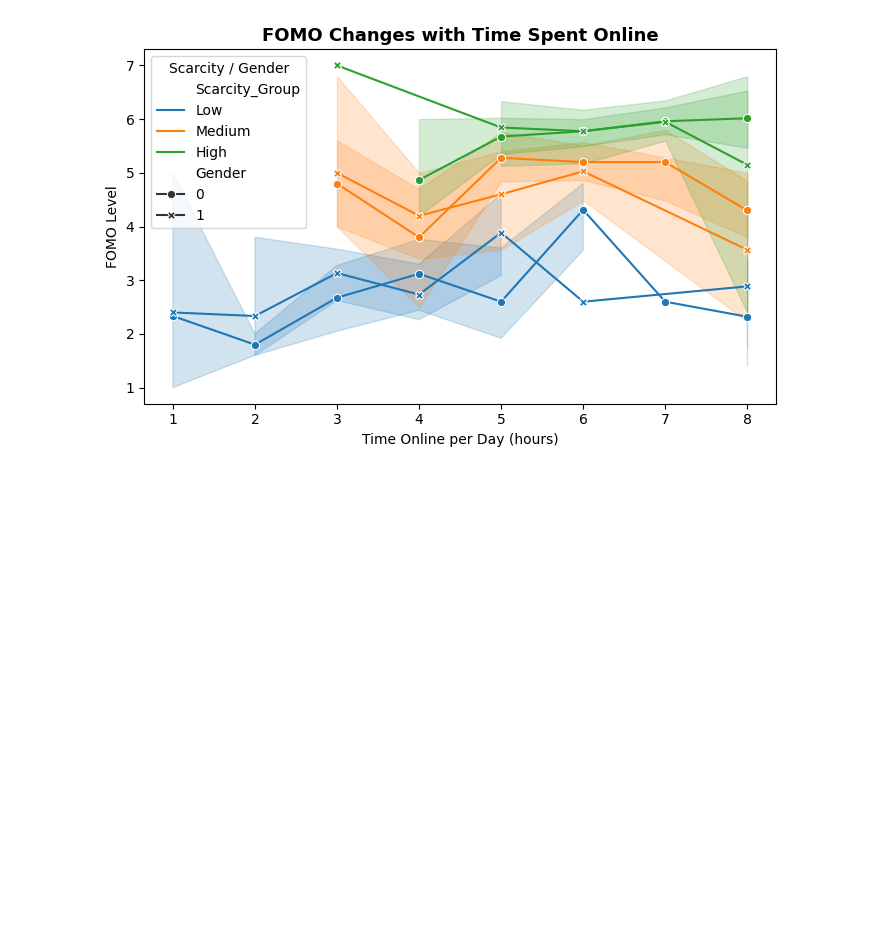
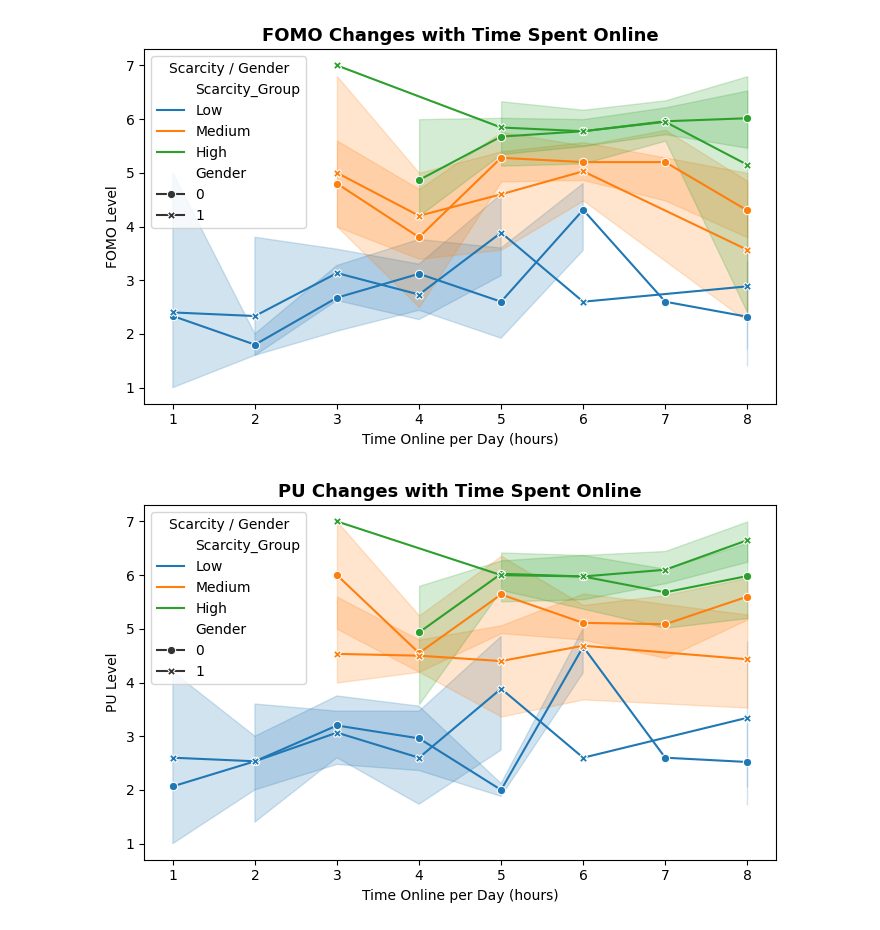
Before and after one commit to plkimtuyen05-boop/pkkimtuyen.github.io, a Jupyter notebook: nckh/NCKH.ipynb, the cells around one changed output. Saved outputs shown, nothing was run; the diff lists cells and outputs as text; code cells hidden in the pictures; blank space fills up the shorter version.

```diff
--- a/nckh/NCKH.ipynb
+++ b/nckh/NCKH.ipynb
@@ -890,3 +890,22 @@ plt.tight_layout()
 plt.show()
 # %% [output]
 [figure]
+# %%
+plt.figure(figsize=(7,4.5))
+sns.lineplot(
+    data=data,
+    x='TOUI', y='PU',
+    hue='Scarcity_Group',
+    style='Gender',
+    markers=True,
+    dashes=False,
+    palette='tab10'
+)
+plt.title('PU Changes with Time Spent Online', fontsize=13, weight='bold')
+plt.xlabel('Time Online per Day (hours)')
+plt.ylabel('PU Level')
+plt.legend(title='Scarcity / Gender')
+plt.tight_layout()
+plt.show()
+# %% [output]
+[figure, added]
```
